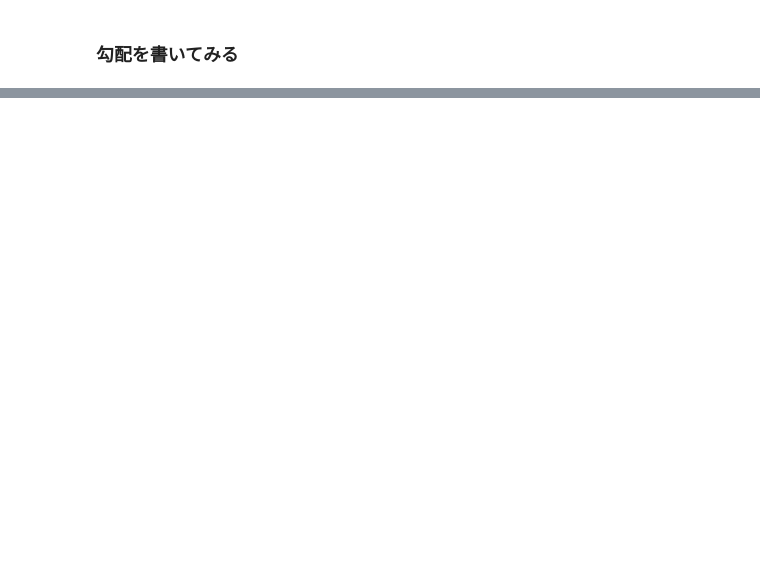
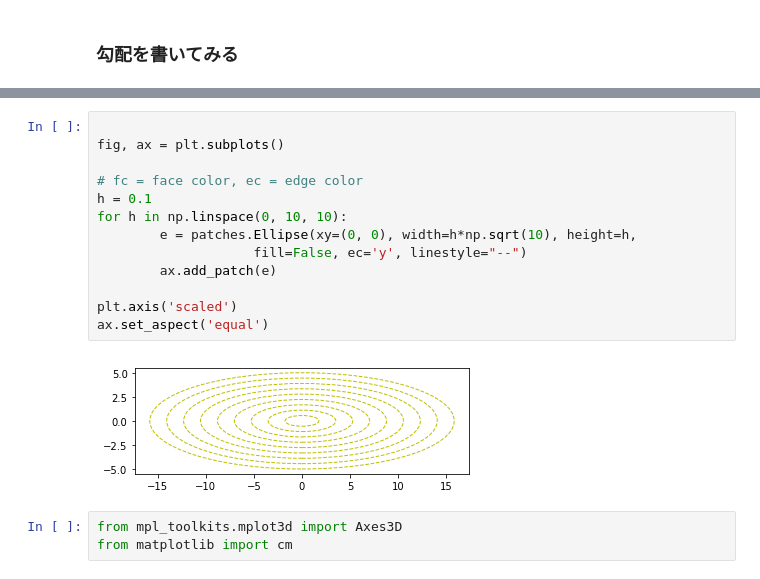
Before and after one commit to banbiossa/deep-learning-from-scrach, a Jupyter notebook: notebooks/05._ss_chap6.ipynb, the cells around one changed output, grey strips where cells are left out. Drawn from its saved outputs; the diff is of its cells as text; blank space fills up the shorter version.

```diff
--- a/notebooks/05._ss_chap6.ipynb
+++ b/notebooks/05._ss_chap6.ipynb
@@ -435,0 +128,18 @@ x_debug_transposed.shape
+# %%
+
+fig, ax = plt.subplots()
+
+# fc = face color, ec = edge color
+h = 0.1
+for h in np.linspace(0, 10, 10):
+        e = patches.Ellipse(xy=(0, 0), width=h*np.sqrt(10), height=h,
+                    fill=False, ec='y', linestyle="--")
+        ax.add_patch(e)
+
+plt.axis('scaled')
+ax.set_aspect('equal')
+# %% [output]
+[figure, added]
+# %%
+from mpl_toolkits.mplot3d import Axes3D
+from matplotlib import cm
```
Also changed, not shown: parts of 75 cells of this notebook, 1 other file.
